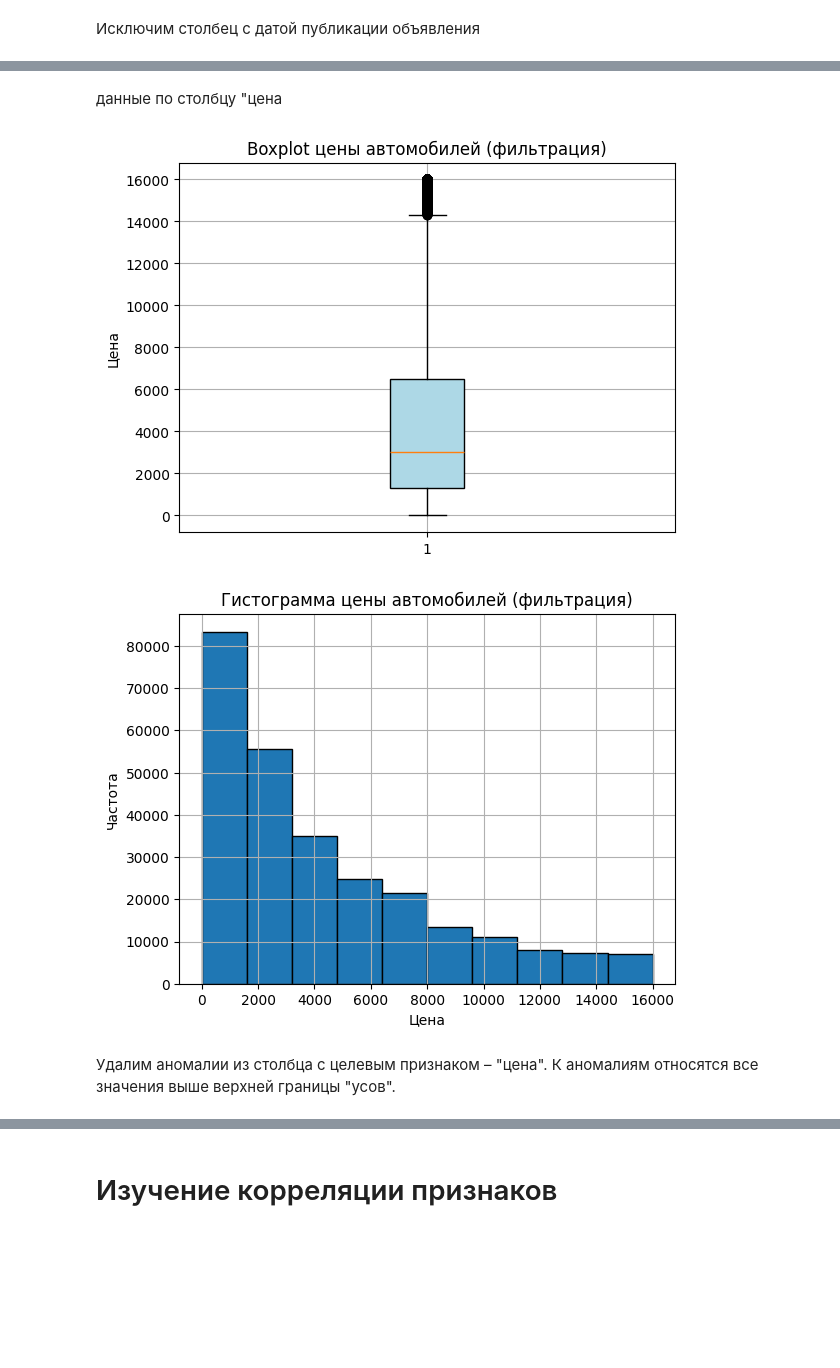
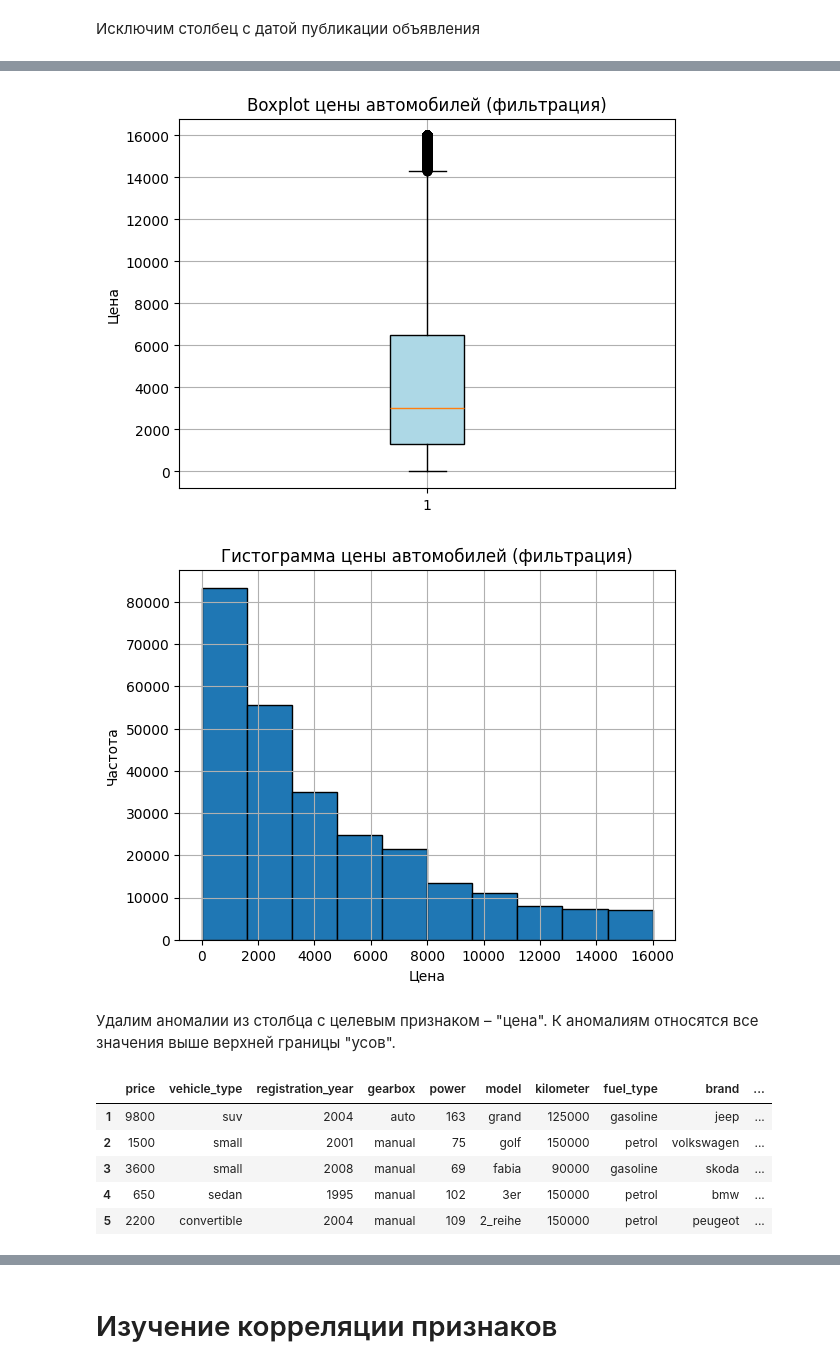
Before and after one commit to samurai921/task_sklearn, a Jupyter notebook: task_2/task_2.ipynb, the cells around one changed output, grey strips where cells are left out. Saved outputs shown, nothing was run; the diff lists cells and outputs as text; code cells hidden in the pictures; blank space fills up the shorter version.

```diff
--- a/task_2/task_2.ipynb
+++ b/task_2/task_2.ipynb
@@ -386,17 +412,17 @@ plt.show()
 # %%
 # Фильтрация данных по цене
 df = df.query('0 < price <= 16000')
-# %% [markdown]
-данные по столбцу "цена
+# %%
+
+# Boxplot для столбца 'price'
+plt.boxplot(df['price'], patch_artist=True, boxprops=dict(facecolor='#ADD8E6'))
+plt.title('Boxplot цены автомобилей (фильтрация)')
+plt.ylabel('Цена')
+plt.grid()
+plt.show()
+# %% [output]
+[figure, added]
 # %%
-
-# Boxplot для столбца 'price'
-plt.boxplot(df['price'], patch_artist=True, boxprops=dict(facecolor='#ADD8E6'))
-plt.title('Boxplot цены автомобилей (фильтрация)')
-plt.ylabel('Цена')
-plt.grid()
-plt.show()
-
 # Гистограмма для столбца 'price'
 plt.hist(df['price'], bins=10, edgecolor='black')
 plt.title('Гистограмма цены автомобилей (фильтрация)')
@@ -405,7 +431,6 @@ plt.xlabel('Цена')
 plt.ylabel('Частота')
 plt.show()
 # %% [output]
-[figure, old version]
+[figure, new version]
-[figure, removed]
 # %% [markdown]
 Удалим аномалии из столбца с целевым признаком – "цена". К аномалиям относятся все значения выше верхней границы "усов".
@@ -411,0 +446,9 @@ plt.show()
+# %%
+df.head()
+# %% [output]
+|  | price | vehicle_type | registration_year | gearbox | power | model | kilometer | fuel_type | brand | ... |
+| 1 | 9800 | suv | 2004 | auto | 163 | grand | 125000 | gasoline | jeep | ... |
+| 2 | 1500 | small | 2001 | manual | 75 | golf | 150000 | petrol | volkswagen | ... |
+| 3 | 3600 | small | 2008 | manual | 69 | fabia | 90000 | gasoline | skoda | ... |
+| 4 | 650 | sedan | 1995 | manual | 102 | 3er | 150000 | petrol | bmw | ... |
+| 5 | 2200 | convertible | 2004 | manual | 109 | 2_reihe | 150000 | petrol | peugeot | ... |
```
Also changed, not shown: parts of 72 cells of this notebook.
